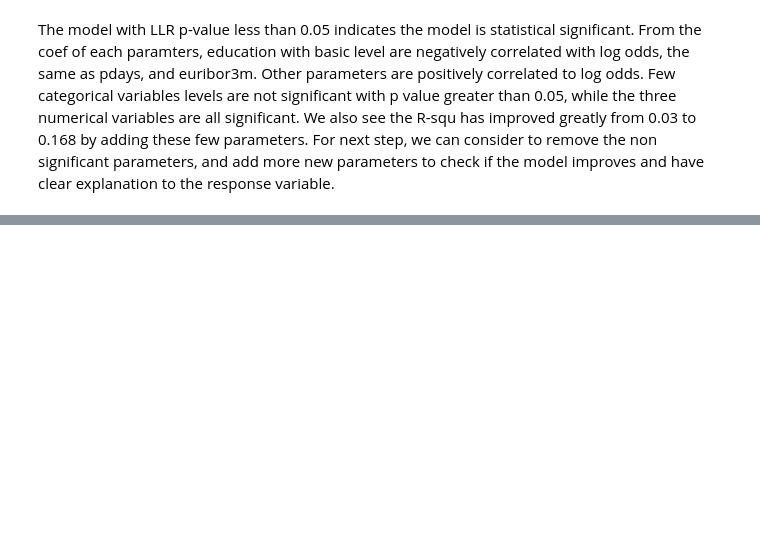
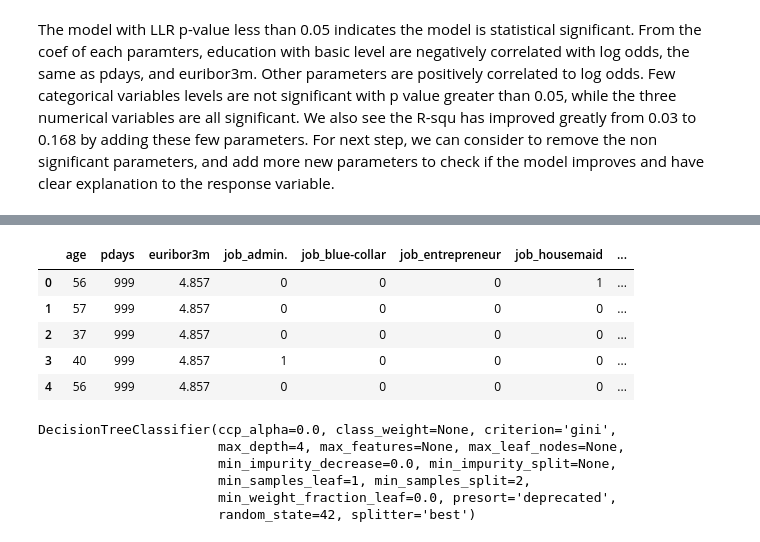
Before and after one commit to AilingLiu/Growth_Analysis, a Jupyter notebook: Conversion_Rate.ipynb, the cells around one changed output, grey strips where cells are left out. Saved outputs shown, nothing was run; the diff lists cells and outputs as text; code cells hidden in the pictures; blank space fills up the shorter version.

```diff
--- a/Conversion_Rate.ipynb
+++ b/Conversion_Rate.ipynb
@@ -206,0 +249,23 @@ The model with LLR p-value less than 0.05 indicates the model is statistical sig
+# %%
+job_enc = pd.get_dummies(marketing['job'], prefix='job')
+marital_enc = pd.get_dummies(marketing['marital'], prefix='marital')
+market = pd.concat([marketing[['age', 'pdays', 'euribor3m']], job_enc, marital_enc], axis=1)
+market.head()
+# %% [output]
+|  | age | pdays | euribor3m | job_admin. | job_blue-collar | job_entrepreneur | job_housemaid | ... |
+| 0 | 56 | 999 | 4.857 | 0 | 0 | 0 | 1 | ... |
+| 1 | 57 | 999 | 4.857 | 0 | 0 | 0 | 0 | ... |
+| 2 | 37 | 999 | 4.857 | 0 | 0 | 0 | 0 | ... |
+| 3 | 40 | 999 | 4.857 | 1 | 0 | 0 | 0 | ... |
+| 4 | 56 | 999 | 4.857 | 0 | 0 | 0 | 0 | ... |
+# %%
+from sklearn.tree import DecisionTreeClassifier
+clf = DecisionTreeClassifier(max_depth=4, random_state=42)
+clf.fit(market, marketing['conversion'])
+# %% [output]
+DecisionTreeClassifier(ccp_alpha=0.0, class_weight=None, criterion='gini',
+                       max_depth=4, max_features=None, max_leaf_nodes=None,
+                       min_impurity_decrease=0.0, min_impurity_split=None,
+                       min_samples_leaf=1, min_samples_split=2,
+                       min_weight_fraction_leaf=0.0, presort='deprecated',
+                       random_state=42, splitter='best')
```
Also changed, not shown: parts of 14 cells of this notebook.
